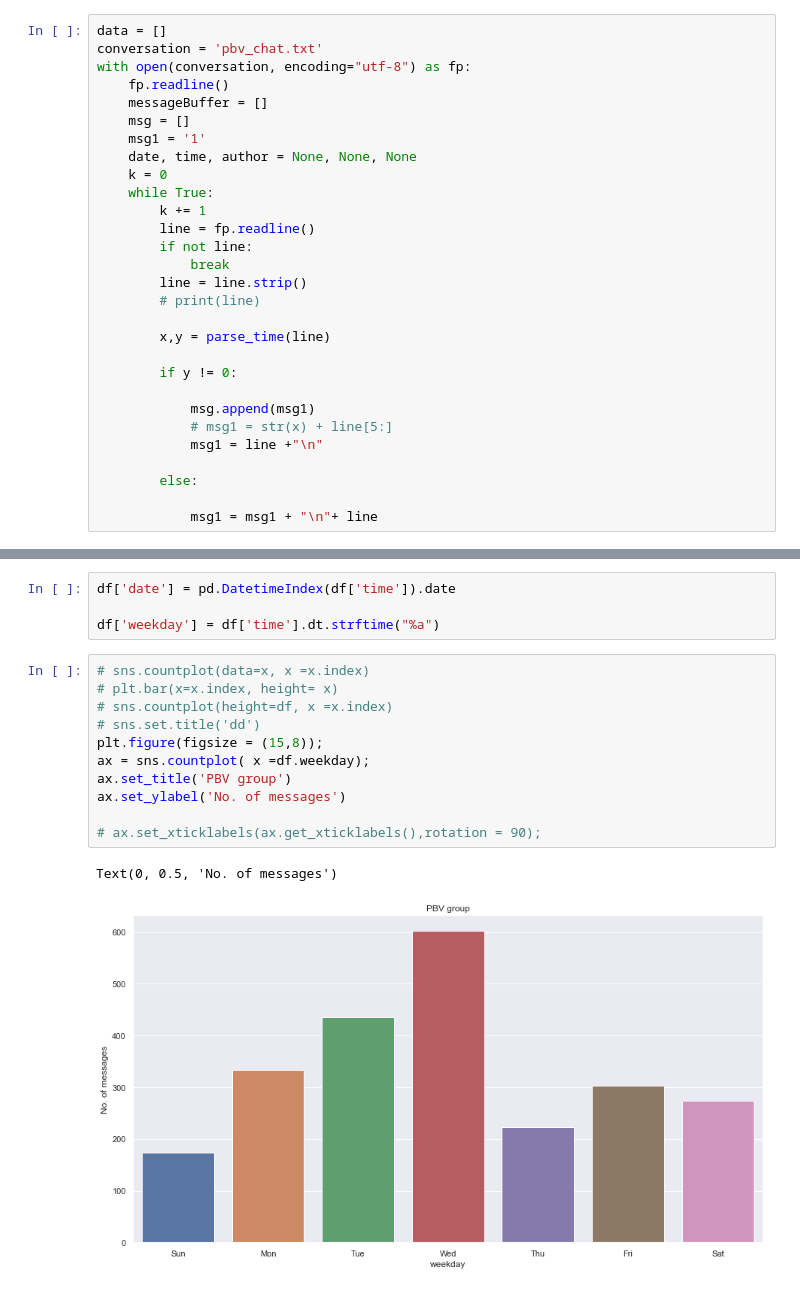
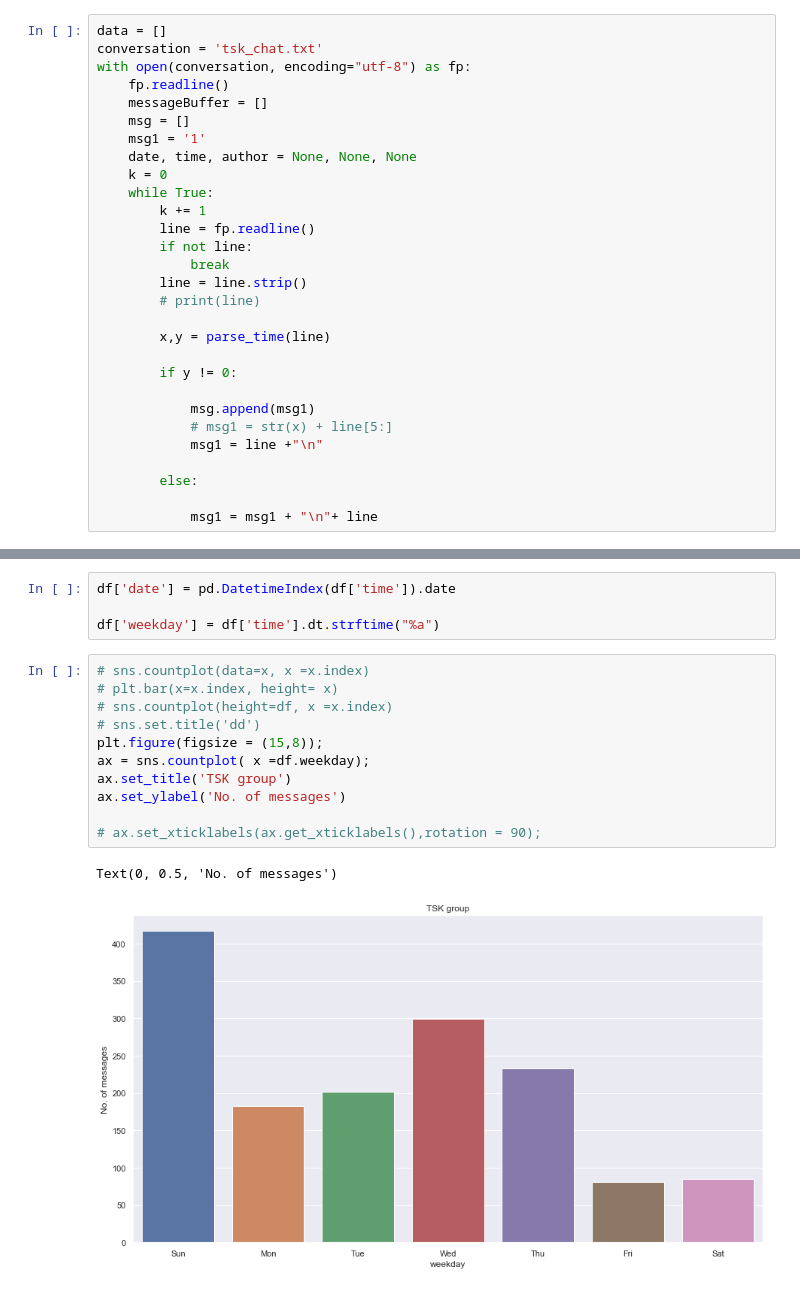
Before and after one commit to jawaharrohan25/whatsapp, a Jupyter notebook: whatsapp.ipynb, the cells around one changed output, grey strips where cells are left out. Drawn from its saved outputs; the diff is of its cells as text.

```diff
--- a/whatsapp.ipynb
+++ b/whatsapp.ipynb
@@ -92,7 +92,7 @@ def chk_rm(j):
 Routine to collect all messages  in a array
 # %%
 data = []
-conversation = 'pbv_chat.txt'
+conversation = 'tsk_chat.txt'
 with open(conversation, encoding="utf-8") as fp:
     fp.readline()
     messageBuffer = []
@@ -225,17 +225,17 @@ df['weekday'] = df['time'].dt.strftime("%a")
 # %%
 # sns.countplot(data=x, x =x.index)
 # plt.bar(x=x.index, height= x)
 # sns.countplot(height=df, x =x.index)
 # sns.set.title('dd')
 plt.figure(figsize = (15,8));
 ax = sns.countplot( x =df.weekday);
-ax.set_title('PBV group')
+ax.set_title('TSK group')
 ax.set_ylabel('No. of messages')
 
 # ax.set_xticklabels(ax.get_xticklabels(),rotation = 90);
 # %% [output]
 Text(0, 0.5, 'No. of messages')
-[figure, old version]
+[figure, new version]
 # %%
 # sns.countplot(data=x, x =x.index)
 # plt.bar(x=x.index, height= x)
```
Also changed, not shown: parts of 9 cells of this notebook.
